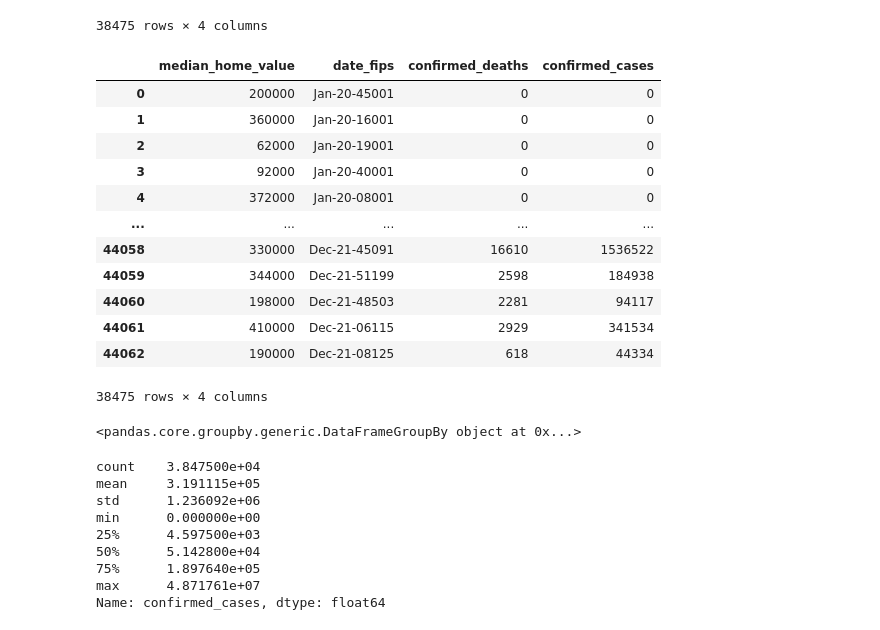
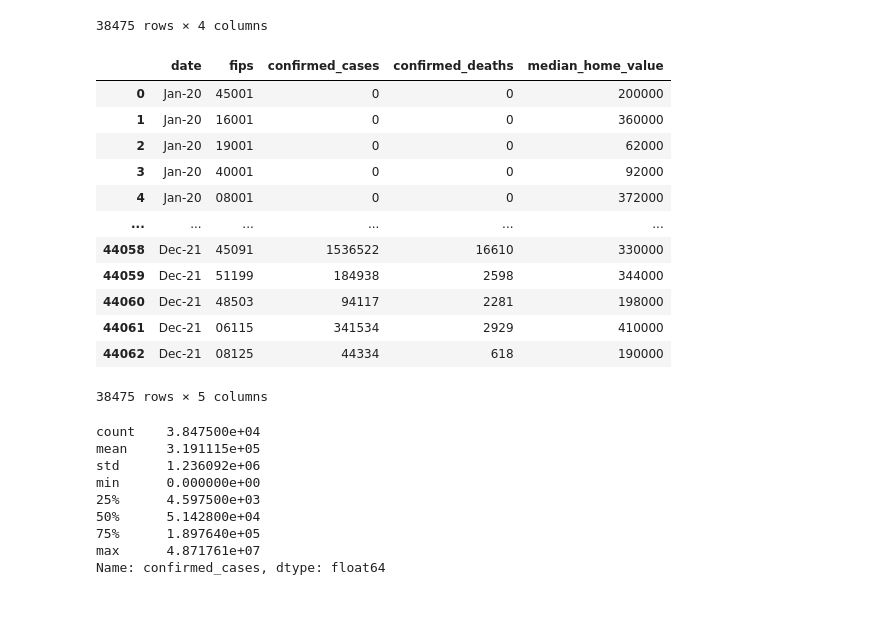
Before and after one commit to fav3ba/Sick-House-Bro, a Jupyter notebook: code/ProjectCode.ipynb, the cells around one changed output. Drawn from its saved outputs; the diff is of its cells as text; code cells hidden in the pictures.

```diff
--- a/code/ProjectCode.ipynb
+++ b/code/ProjectCode.ipynb
@@ -50,7 +48,7 @@ fips2county
 # %%
 # read in housing data, pull out counties and time during the pandemic
 
-house = pd.read_csv(f"{data_dir}\\med_sale_price_counties.csv", header=1)
+house = pd.read_csv(f"{data_dir}/med_sale_price_counties.csv", header=1)
 house.shape # 1860 counties, 120 months, only want last 24 (2020-2021)
 house_county = pd.DataFrame(house.iloc[:,0])
 house_pand = house.iloc[:, -24:]
@@ -73,8 +71,8 @@ new_house
 # %%
 # read in covid death and positive case data
 
-case_data = pd.read_csv(f'{data_dir}\\time_series_covid19_confirmed_US.csv')
-death_data = pd.read_csv(f'{data_dir}\\time_series_covid19_deaths_US.csv')
+case_data = pd.read_csv(f'{data_dir}/time_series_covid19_confirmed_US.csv')
+death_data = pd.read_csv(f'{data_dir}/time_series_covid19_deaths_US.csv')
 # %%
 # convert fips codes to strings
 case_data['UID'] = case_data.UID.astype('str')
@@ -267,28 +265,31 @@ med_val = [x[1:-1] for x in med_val]
 med_val = [int(x.replace(',', '')) for x in med_val] # convert to int and handle commas
 combined_df['median_home_value'] = med_val
 combined_df['median_home_value'] = combined_df['median_home_value'].apply(lambda x: x*1000)
-combined_df
-# %% [output]
-|  | median_home_value | date_fips | confirmed_deaths | confirmed_cases |
-| 0 | 200000 | Jan-20-45001 | 0 | 0 |
-| 1 | 360000 | Jan-20-16001 | 0 | 0 |
-| 2 | 62000 | Jan-20-19001 | 0 | 0 |
-| 3 | 92000 | Jan-20-40001 | 0 | 0 |
-| 4 | 372000 | Jan-20-08001 | 0 | 0 |
-| ... | ... | ... | ... | ... |
-| 44058 | 330000 | Dec-21-45091 | 16610 | 1536522 |
-| 44059 | 344000 | Dec-21-51199 | 2598 | 184938 |
-| 44060 | 198000 | Dec-21-48503 | 2281 | 94117 |
-| 44061 | 410000 | Dec-21-06115 | 2929 | 341534 |
-| 44062 | 190000 | Dec-21-08125 | 618 | 44334 |
-38475 rows × 4 columns
-# %%
-# pull out fips code
-dateFips = list(combined_df['date_fips'])
-fips = [x[-5:] for x in dateFips]
-combined_df['fips'] = fips
-# %% [output]
-<pandas.core.groupby.generic.DataFrameGroupBy object at 0x...>
+# %%
+#Separate date and fips columns and reorder columns for analysis
+combined_df[['month','day','fips']] = combined_df['date_fips'].str.split(pat = '-', expand= True)
+combined_df['date'] = combined_df['month'] + "-" + combined_df['day']
+combined_df.drop(['date_fips','month','day'], axis = 1, inplace = True)
+cols = ['date', 'fips', 'confirmed_cases', 'confirmed_deaths', 'median_home_value']
+combined_df = combined_df[cols]
+# %%
+from datetime import datetime
+pd.to_datetime(combined_df['date'], format = '%b-%y')
+combined_df
+# %% [output]
+|  | date | fips | confirmed_cases | confirmed_deaths | median_home_value |
+| 0 | Jan-20 | 45001 | 0 | 0 | 200000 |
+| 1 | Jan-20 | 16001 | 0 | 0 | 360000 |
+| 2 | Jan-20 | 19001 | 0 | 0 | 62000 |
+| 3 | Jan-20 | 40001 | 0 | 0 | 92000 |
+| 4 | Jan-20 | 08001 | 0 | 0 | 372000 |
+| ... | ... | ... | ... | ... | ... |
+| 44058 | Dec-21 | 45091 | 1536522 | 16610 | 330000 |
+| 44059 | Dec-21 | 51199 | 184938 | 2598 | 344000 |
+| 44060 | Dec-21 | 48503 | 94117 | 2281 | 198000 |
+| 44061 | Dec-21 | 06115 | 341534 | 2929 | 410000 |
+| 44062 | Dec-21 | 08125 | 44334 | 618 | 190000 |
+38475 rows × 5 columns
 # %%
 # predictor 1
 combined_df['confirmed_cases'].describe()
```
Also changed, not shown: parts of 22 cells of this notebook.
